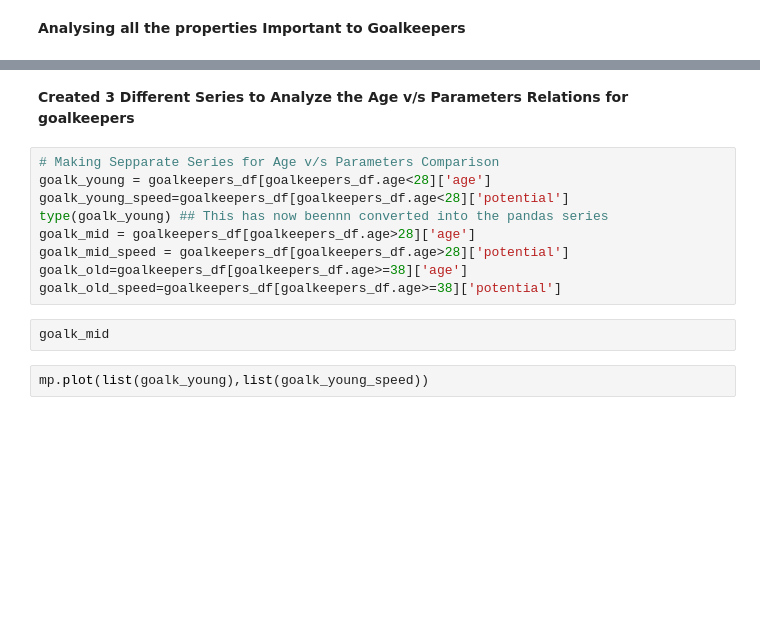
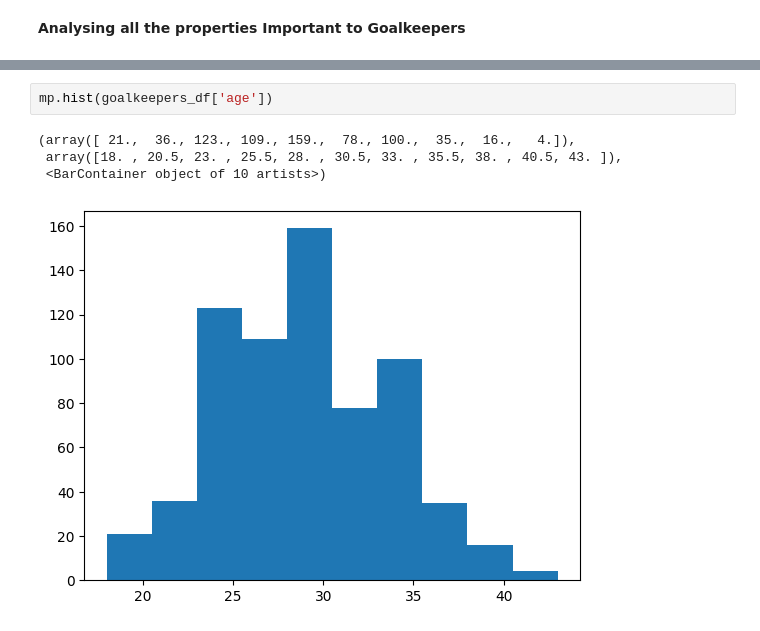
Before and after one commit to SianRods/Data-Science-ML, a Jupyter notebook: DJS Compute Taks/DJS-Compute_Tasks.ipynb, the cells around one changed output, grey strips where cells are left out. Drawn from its saved outputs; the diff is of its cells as text; blank space fills up the shorter version.

```diff
--- a/DJS Compute Taks/DJS-Compute_Tasks.ipynb
+++ b/DJS Compute Taks/DJS-Compute_Tasks.ipynb
@@ -262,15 +292,7 @@ print(goalkeepers_df.shape)
-# %% [markdown]
-**Created 3 Different Series to Analyze the Age v/s Parameters Relations for goalkeepers**
-# %%
-# Making Sepparate Series for Age v/s Parameters Comparison
-goalk_young = goalkeepers_df[goalkeepers_df.age<28]['age']
-goalk_young_speed=goalkeepers_df[goalkeepers_df.age<28]['potential']
-type(goalk_young) ## This has now beennn converted into the pandas series
-goalk_mid = goalkeepers_df[goalkeepers_df.age>28]['age']
-goalk_mid_speed = goalkeepers_df[goalkeepers_df.age>28]['potential']
-goalk_old=goalkeepers_df[goalkeepers_df.age>=38]['age']
-goalk_old_speed=goalkeepers_df[goalkeepers_df.age>=38]['potential']
-# %%
-goalk_mid
-# %%
-mp.plot(list(goalk_young),list(goalk_young_speed))
+# %%
+mp.hist(goalkeepers_df['age'])
+# %% [output]
+(array([ 21.,  36., 123., 109., 159.,  78., 100.,  35.,  16.,   4.]),
+ array([18. , 20.5, 23. , 25.5, 28. , 30.5, 33. , 35.5, 38. , 40.5, 43. ]),
+ <BarContainer object of 10 artists>)
+[figure, added]
```
Also changed, not shown: parts of 21 cells of this notebook.
